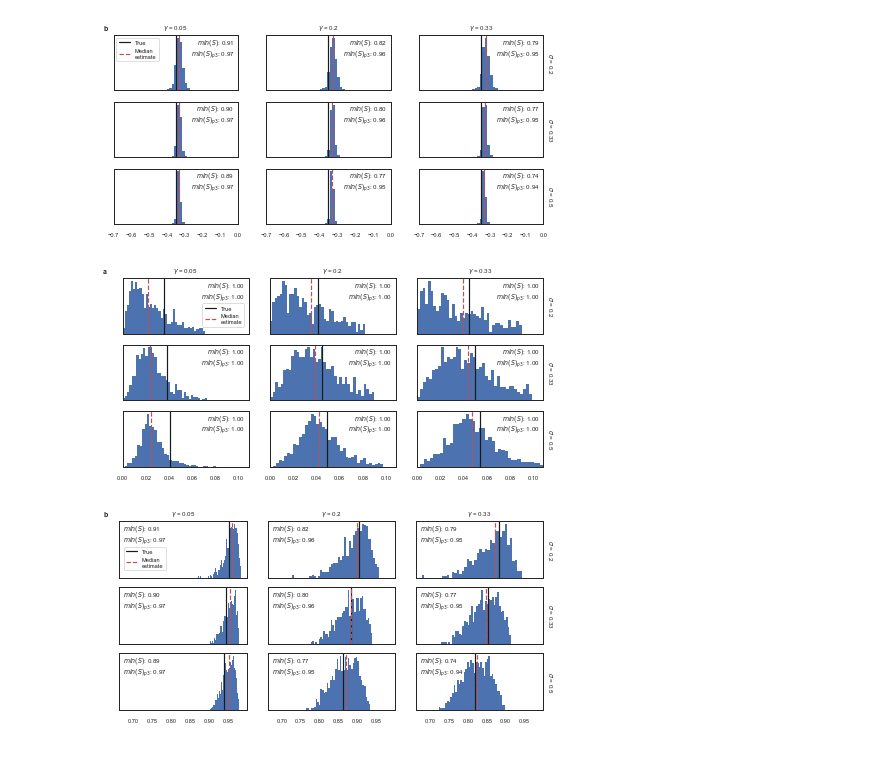
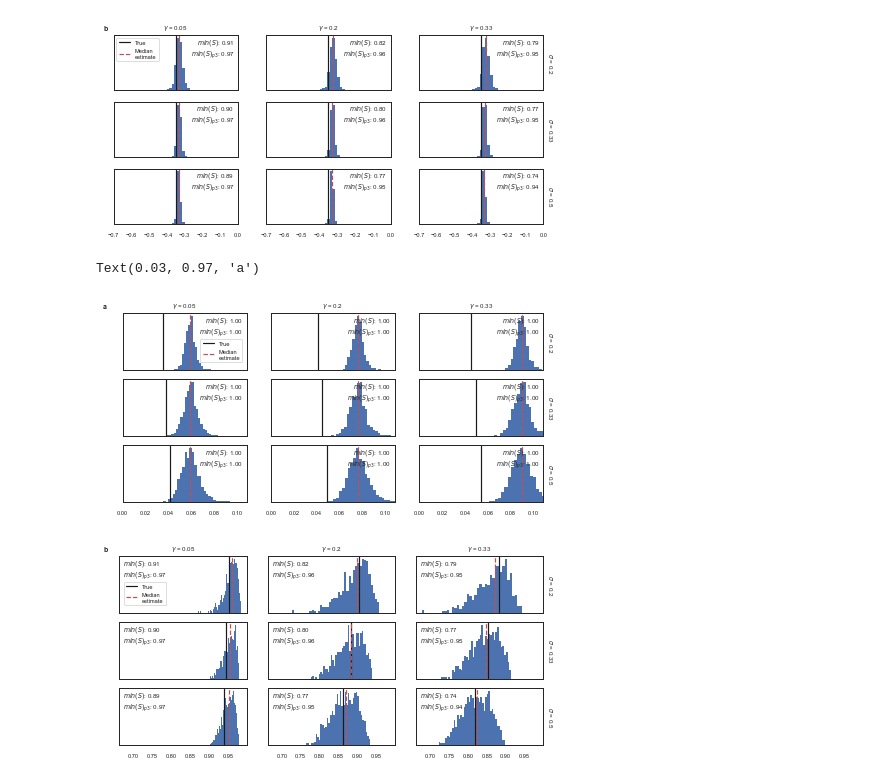
Before and after one commit to Global-Policy-Lab/gpl-covid, a Jupyter notebook: codes/plotting/Untitled.ipynb, the cells around one changed output. Saved outputs shown, nothing was run; the diff lists cells and outputs as text; code cells hidden in the pictures.

```diff
--- a/codes/plotting/Untitled.ipynb
+++ b/codes/plotting/Untitled.ipynb
@@ -38,41 +38,42 @@ for suffix in ["pdf", "png"]:
 # %% [output]
 [figure]
 # %%
-ds = xr.open_dataset(res_dir / f"seir_pred_estimates_pop_{int(1e9)}.nc")
+ds = xr.open_dataset(res_dir / f"SIR_pred_estimates_pop_{int(1e9)}.nc")
 diffs = ds[["true","I","S_min", "S_min_p3"]]
 
 g = xr.plot.FacetGrid(diffs,col="gamma", row="sigma", sharex=True, sharey=False, figsize=(6.5,3.25))
 g.map(lambda x, y: plt.hist(x, bins=np.linspace(0,y.mean().item()*2,40), edgecolor="none"), "I", "true")
 g.map(lambda x: plt.axvline(x.mean().item(), label="True", color="k"), "true")
 g.map(lambda x: plt.xlim(0,x.mean().item()*2), "true")
 g.map(
     lambda x: plt.axvline(
         np.nanmedian(x), color="r", linestyle="--", label="Median\nestimate"
     ),
     "I",
 )
 g.map(
     lambda x, y: plt.text(
         0.97,
         0.97,
         f"$min(S)$: {x.min().item():.2f}\n$min(S)_{{p3}}$: {y.min().item():.2f}",
         horizontalalignment="right",
         verticalalignment="top",
         transform=plt.gca().transAxes,
     ),
     "S_min",
     "S_min_p3",
 )
 g.axes.flat[0].legend(loc="upper right", bbox_to_anchor=(.99, .6))
 g.map(lambda: plt.yticks([]))
 g.set_xlabels("")
 g.set_ylabels("")
 g.set_titles("$\{coord}$ = {value}")
 g.fig.text(.03, .97, "a", fontsize=7, fontweight='bold', va='top', ha='left')
-for suffix in ["pdf", "png"]:
-    g.fig.savefig(out_dir / f"pred_averted_highS_active_cases.{suffix}", dpi=300, tight_layout=True, bbox_inches="tight")
+# for suffix in ["pdf", "png"]:
+#     g.fig.savefig(out_dir / f"pred_averted_highS_active_cases.{suffix}", dpi=300, tight_layout=True, bbox_inches="tight")
 # %% [output]
+Text(0.03, 0.97, 'a')
-[figure, old version]
+[figure, new version]
 # %%
 ds = xr.open_dataset(res_dir / f"seir_pred_estimates_pop_{int(1e5)}.nc")
 diffs = ds[["true","IR","S_min", "S_min_p3"]]
```
